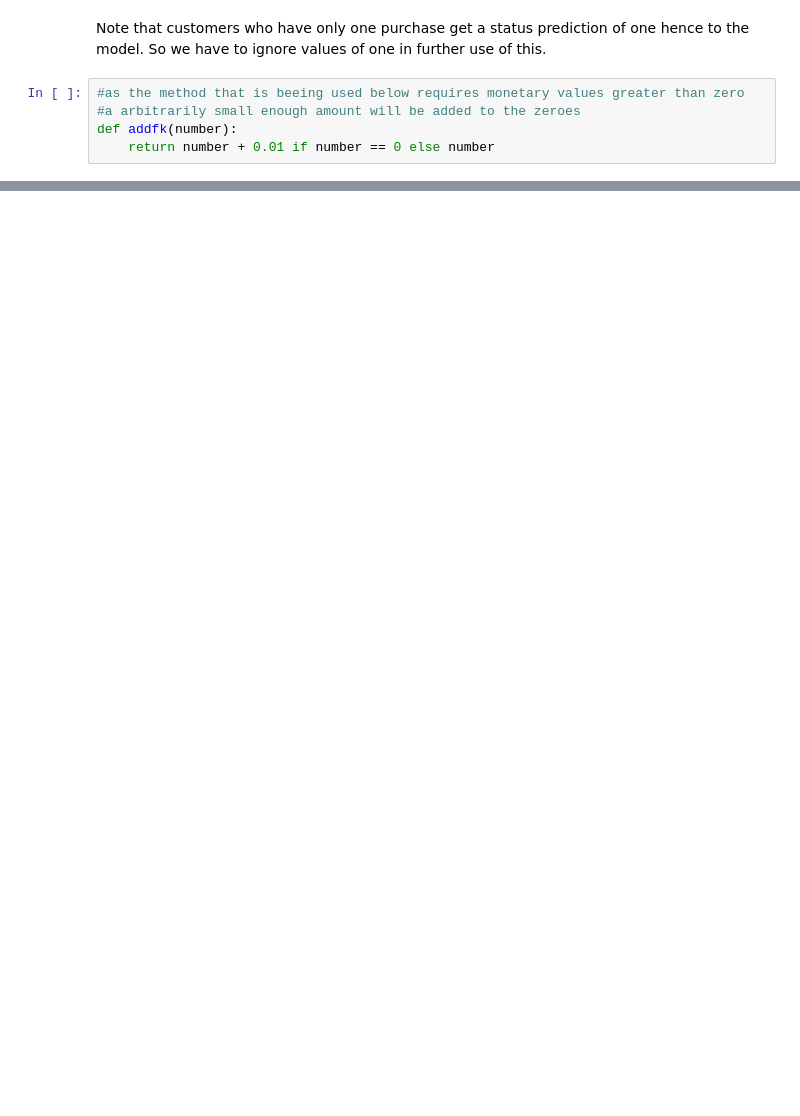
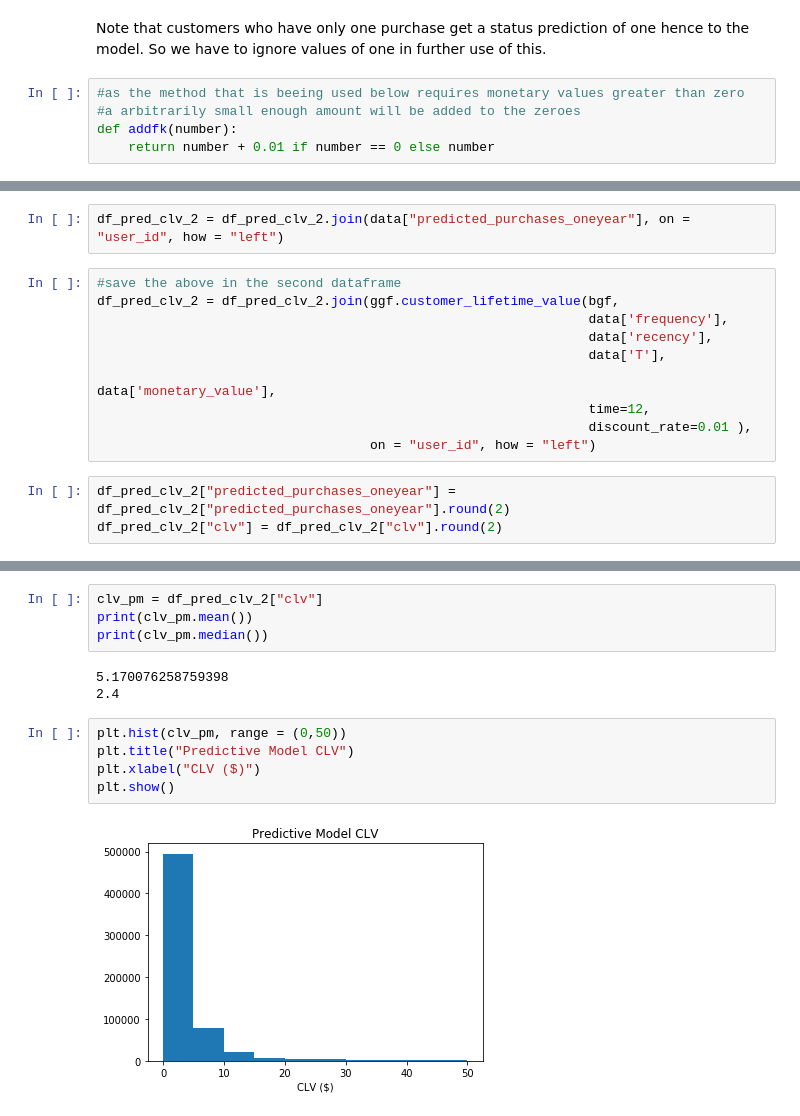
Before and after one commit to s-lau-42/Project_3_Online_Shop_Analysis, a Jupyter notebook: Part_4_Customer_Lifetime_Value.ipynb, the cells around one changed output, grey strips where cells are left out. Saved outputs shown, nothing was run; the diff lists cells and outputs as text; blank space fills up the shorter version.

```diff
--- a/Part_4_Customer_Lifetime_Value.ipynb
+++ b/Part_4_Customer_Lifetime_Value.ipynb
@@ -240 +316,16 @@ sale['clv']=sale.iloc[:,2:].sum(axis=1)
+# %%
+df_pred_clv_2 = df_pred_clv_2.join(data["predicted_purchases_oneyear"], on = "user_id", how = "left")
+# %%
+#save the above in the second dataframe
+df_pred_clv_2 = df_pred_clv_2.join(ggf.customer_lifetime_value(bgf,
+                                                               data['frequency'],
+                                                               data['recency'],
+                                                               data['T'],
+                                                               data['monetary_value'],
+                                                               time=12,
+                                                               discount_rate=0.01 ),
+                                   on = "user_id", how = "left")
+# %%
+df_pred_clv_2["predicted_purchases_oneyear"] = df_pred_clv_2["predicted_purchases_oneyear"].round(2)
+df_pred_clv_2["clv"] = df_pred_clv_2["clv"].round(2)
 # %%
@@ -248,0 +356,14 @@ sale.head()
+# %%
+clv_pm = df_pred_clv_2["clv"]
+print(clv_pm.mean())
+print(clv_pm.median())
+# %% [output]
+5.170076258759398
+2.4
+# %%
+plt.hist(clv_pm, range = (0,50))
+plt.title("Predictive Model CLV")
+plt.xlabel("CLV ($)")
+plt.show()
+# %% [output]
+[figure, added]
```
Also changed, not shown: parts of 49 cells of this notebook, 2 other files.
